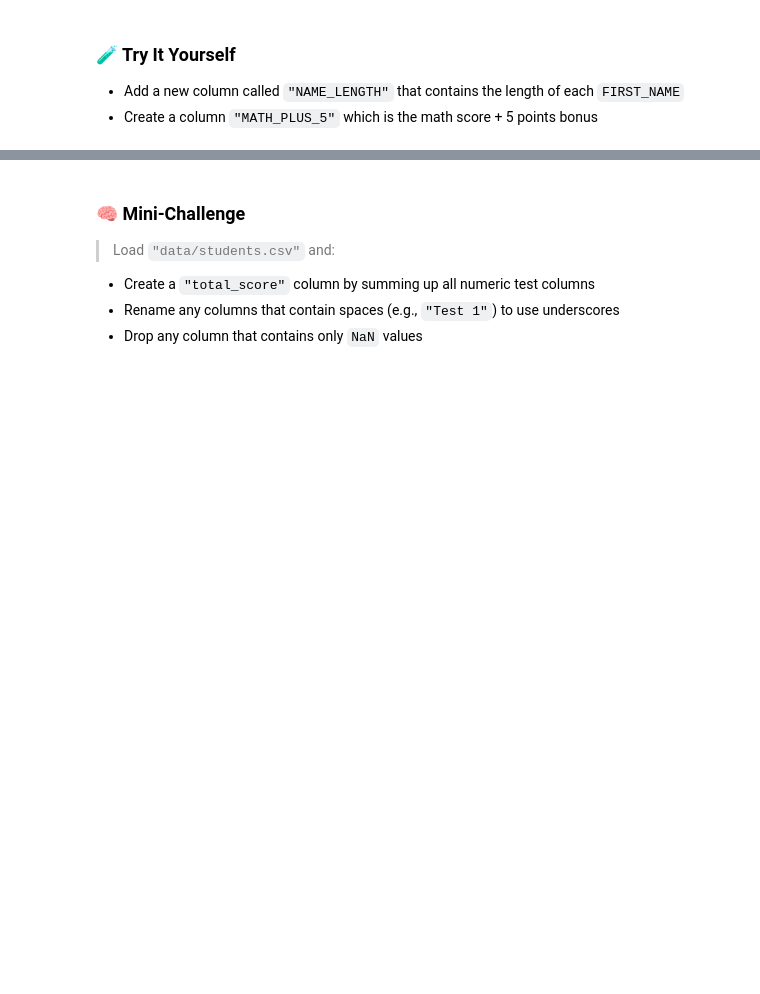
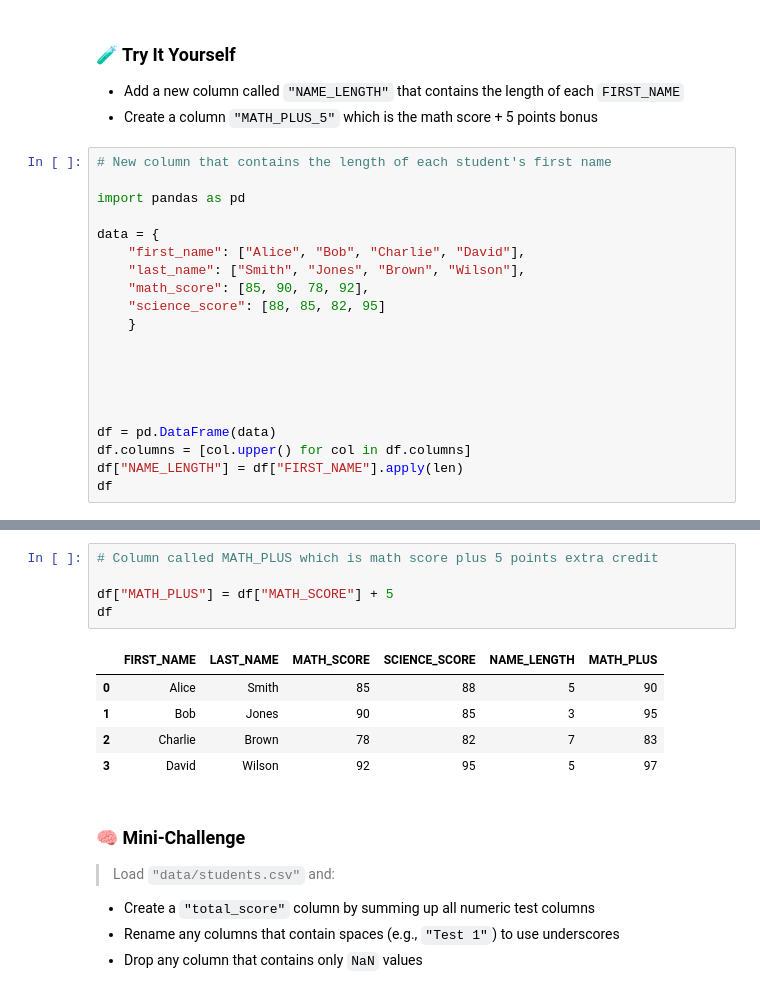
Before and after one commit to josemarioomrqz/4543-5993-Spatial-Maps, a Jupyter notebook: Assignments_Completed/Working_With_Data_Adv/06-Column_Operations.ipynb, the cells around one changed output, grey strips where cells are left out. Drawn from its saved outputs; the diff is of its cells as text; blank space fills up the shorter version.

```diff
--- a/Assignments_Completed/Working_With_Data_Adv/06-Column_Operations.ipynb
+++ b/Assignments_Completed/Working_With_Data_Adv/06-Column_Operations.ipynb
@@ -107,3 +107,23 @@ df
 
 - Add a new column called `"NAME_LENGTH"` that contains the length of each `FIRST_NAME`
 - Create a column `"MATH_PLUS_5"` which is the math score + 5 points bonus
+# %%
+# New column that contains the length of each student's first name
+
+import pandas as pd
+
+data = {
+    "first_name": ["Alice", "Bob", "Charlie", "David"],
+    "last_name": ["Smith", "Jones", "Brown", "Wilson"],
+    "math_score": [85, 90, 78, 92],
+    "science_score": [88, 85, 82, 95]
+    }
+
+
+
+
+
+df = pd.DataFrame(data)
+df.columns = [col.upper() for col in df.columns]
+df["NAME_LENGTH"] = df["FIRST_NAME"].apply(len)
+df
@@ -110,3 +136,14 @@ df
+# %%
+# Column called MATH_PLUS which is math score plus 5 points extra credit
+
+df["MATH_PLUS"] = df["MATH_SCORE"] + 5
+df
+# %% [output]
+|  | FIRST_NAME | LAST_NAME | MATH_SCORE | SCIENCE_SCORE | NAME_LENGTH | MATH_PLUS |
+| 0 | Alice | Smith | 85 | 88 | 5 | 90 |
+| 1 | Bob | Jones | 90 | 85 | 3 | 95 |
+| 2 | Charlie | Brown | 78 | 82 | 7 | 83 |
+| 3 | David | Wilson | 92 | 95 | 5 | 97 |
 # %% [markdown]
 ### 🧠 Mini-Challenge
 
```
Also changed, not shown: parts of 4 cells of this notebook.
